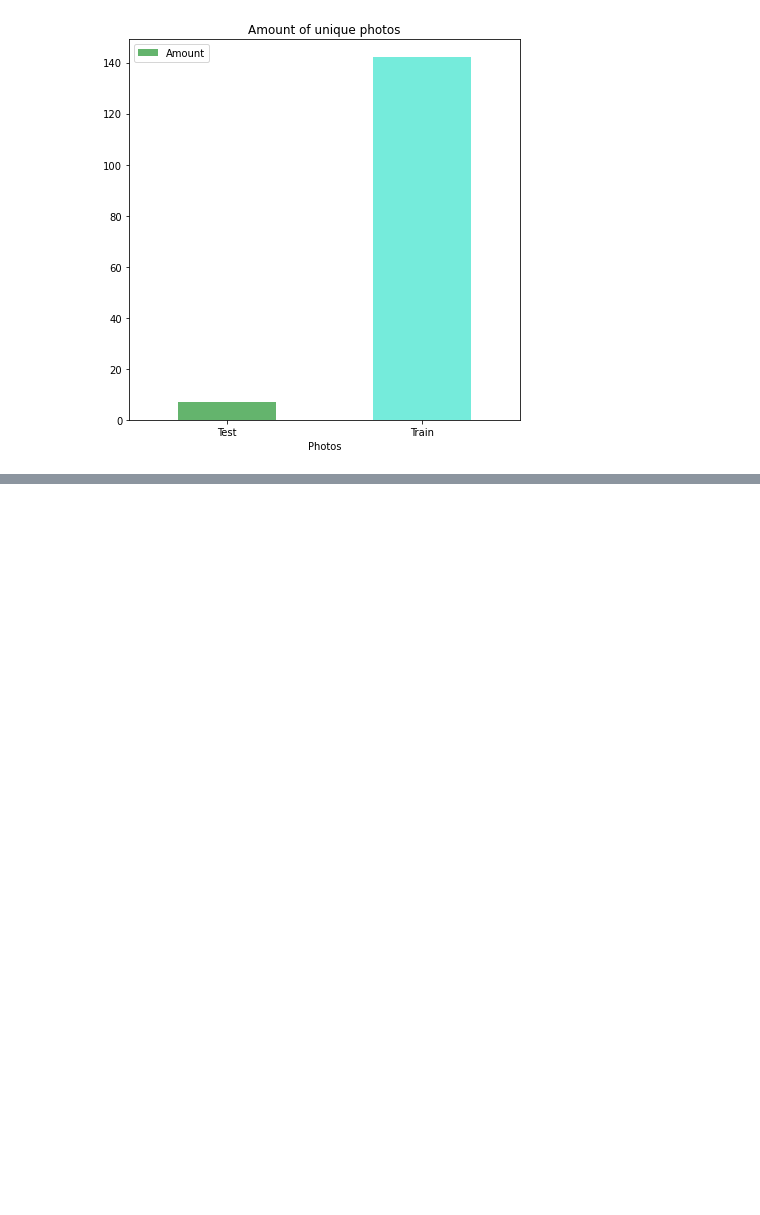
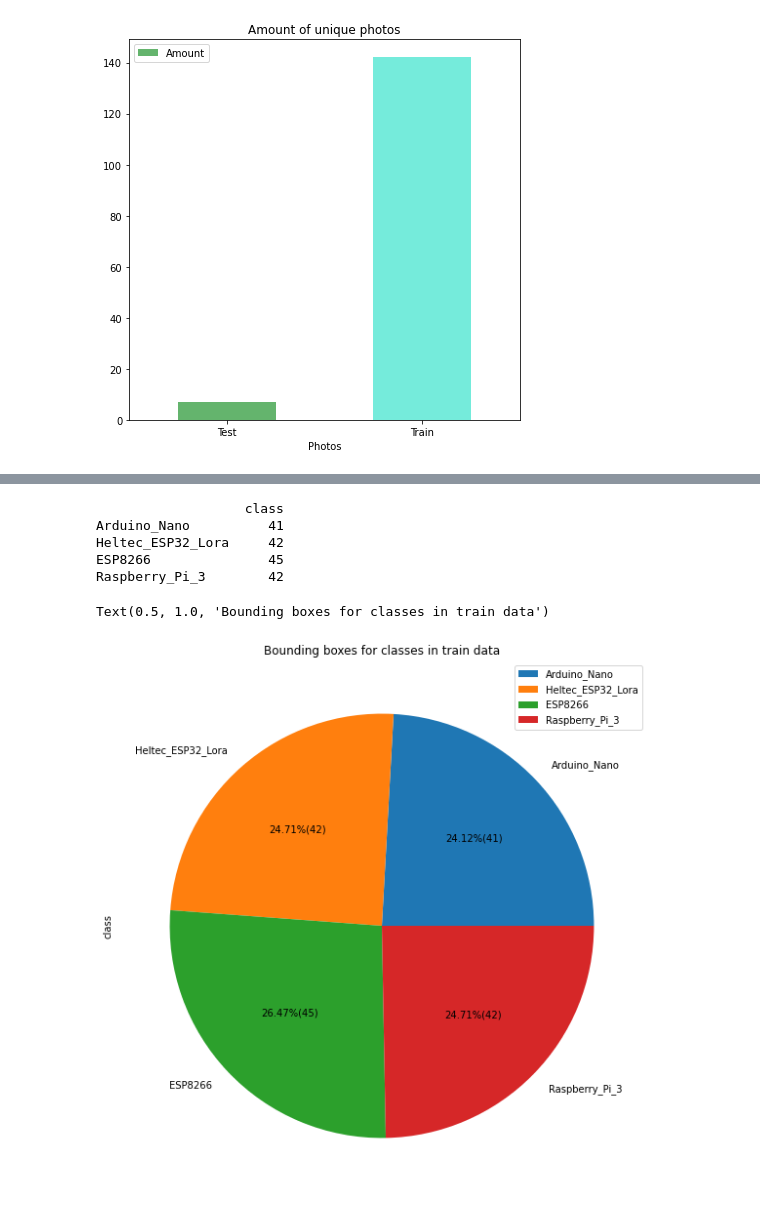
Before and after one commit to Guiners/SI-data-analysis, a Jupyter notebook: Data.ipynb, the cells around one changed output, grey strips where cells are left out. Cells and saved outputs as stored; diff of their text form; code cells hidden in the pictures; blank space fills up the shorter version.

```diff
--- a/Data.ipynb
+++ b/Data.ipynb
@@ -28,0 +46,13 @@ Text(0.5, 1.0, 'Amount of unique photos')
+# %%
+data_train_class_unique = pd.DataFrame(data_train["class"].value_counts(), index = ['Arduino_Nano', 'Heltec_ESP32_Lora', 'ESP8266', 'Raspberry_Pi_3'])
+print(data_train_class_unique)
+data_train_class_unique.plot.pie(y = "class", figsize=(10, 10), autopct = lambda f: '{:.2f}%({:.0f})'.format(f,(f/4.1)*data_test_class_unique.sum().sum()))
+plt.title('Bounding boxes for classes in train data')
+# %% [output]
+                   class
+Arduino_Nano          41
+Heltec_ESP32_Lora     42
+ESP8266               45
+Raspberry_Pi_3        42
+Text(0.5, 1.0, 'Bounding boxes for classes in train data')
+[figure, added]
```
Also changed, not shown: parts of 16 cells of this notebook, 4 other files.
